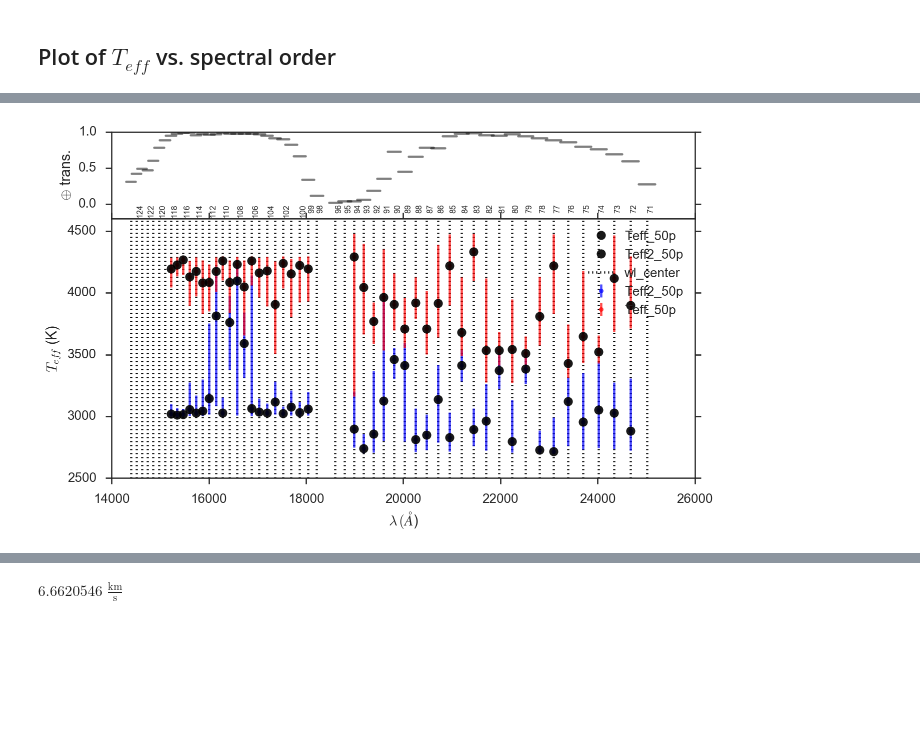
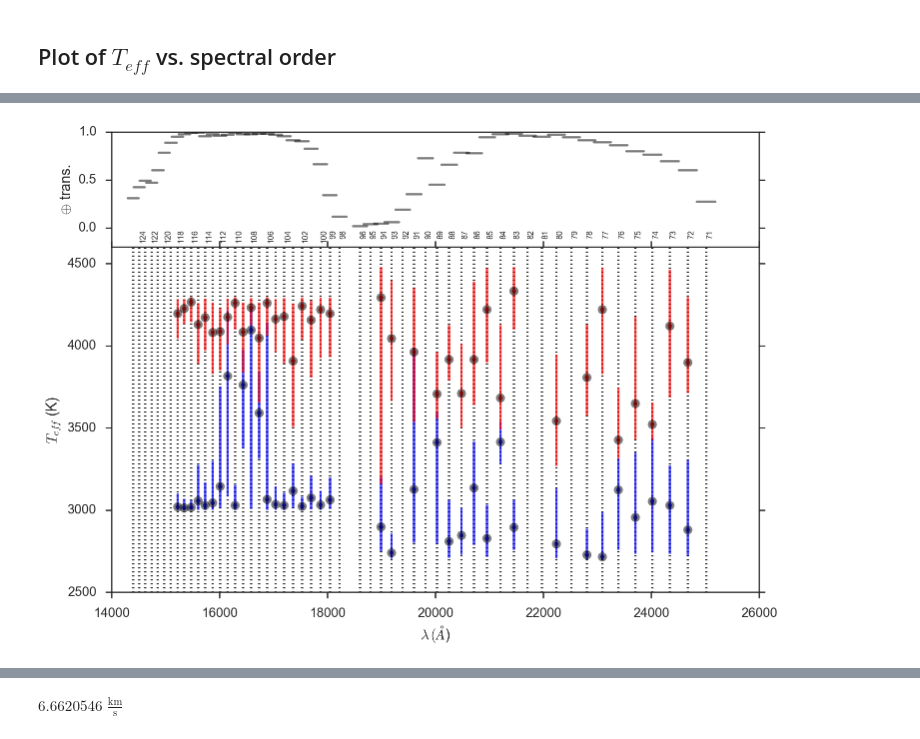
Before and after one commit to BrownDwarf/welter, a Jupyter notebook: notebooks/welter_issue010-03_Starspot_vs_order.ipynb, the cells around one changed output, grey strips where cells are left out. Saved outputs shown, nothing was run; the diff lists cells and outputs as text; code cells hidden in the pictures; blank space fills up the shorter version.

Commit message:
New Jupyter notebooks generate Latex tables and multi panel spectra figures

```diff
--- a/notebooks/welter_issue010-03_Starspot_vs_order.ipynb
+++ b/notebooks/welter_issue010-03_Starspot_vs_order.ipynb
@@ -54,7 +86,7 @@ plt.errorbar(sf_dat4.wl_center, sf_dat4.logg_50p,
 N_orders = len(sf_dat.m_val)
 # %%
 sns.set_style('ticks')
-sns.set_context('talk')
+sns.set_context('paper')
 # %%
 bm = sf_dat4.m_val.isin([79, 81, 82, 90, 92])
 gm = ~bm
@@ -63,46 +145,47 @@ sf_dat4_cln = sf_dat4[gm]
 # %%
 #plt.subplot(211)
-fig = plt.figure(figsize=(18, 6))
+fig = plt.figure(figsize=(20, 8))
 ax1 = fig.add_axes([0.35, 0.7, 0.45, 0.2],xticks=[], yticks=[0.0, 0.5, 1])
 #ax1.fill_between(tell.wls, tell.trans, y2=1.0, alpha=0.5)
 ax1.set_xlim(14000, 26000)
 ax1.set_ylim(-0.2, 1)
 ax1.set_ylabel('$\oplus$ trans.')
 for i in range(N_orders):
     x = [sf_dat.wl_start[i], sf_dat.wl_end[i]]
     y = [sf_dat.tell_trans[i]]*2
     ax1.plot(x, y, 'k-', alpha=0.5)
 
 #text_pos = 500.0 + 20.0*np.arange(N_orders)
 for i in range(N_orders):
     print_every = 1
     if sf_dat.m_val[i] > 100:
         print_every = 2
     if (sf_dat.number.values[i] % print_every) == 0:
         ax1.text(sf_dat.wl_center[i], -0.08, '{}'.format(sf_dat.m_val.values[i]),
                  fontsize=8, rotation=90)
 
 
 ax = fig.add_axes([0.35, 0.1, 0.45, 0.6])
 
 ax.vlines(sf_dat2.wl_center, 2500, 5000, linestyles='dotted')
 #ax.plot(sf_dat2.wl_center, sf_dat2.Teff_50p, 'bs', alpha=0.5)
 #ax.plot(sf_dat.wl_center, sf_dat.Teff_50p, 'ro', alpha=0.5)
 #ax.plot(sf_dat3.wl_center, sf_dat3.Teff_50p, 'go', alpha=0.5)
-ax.errorbar(sf_dat4.wl_center, sf_dat4.Teff2_50p,
-             yerr=(sf_dat4.Teff2_50p-sf_dat4.Teff2_05p,
-                  sf_dat4.Teff2_95p-sf_dat4.Teff2_50p),fmt='b.', alpha=0.7)
-ax.errorbar(sf_dat4.wl_center, sf_dat4.Teff_50p,
-             yerr=(sf_dat4.Teff_50p-sf_dat4.Teff_05p,
-                  sf_dat4.Teff_95p-sf_dat4.Teff_50p),fmt='r.', alpha=0.7)
-ax.plot(sf_dat4.wl_center, sf_dat4.Teff_50p, 'ko', alpha=0.9)
-ax.plot(sf_dat4.wl_center, sf_dat4.Teff2_50p, 'ko', alpha=0.9)
+ax.errorbar(sf_dat4_cln.wl_center, sf_dat4_cln.Teff2_50p,
+             yerr=(sf_dat4_cln.Teff2_50p-sf_dat4_cln.Teff2_05p,
+                  sf_dat4_cln.Teff2_95p-sf_dat4_cln.Teff2_50p),fmt='b.', alpha=0.7)
+ax.errorbar(sf_dat4_cln.wl_center, sf_dat4_cln.Teff_50p,
+             yerr=(sf_dat4_cln.Teff_50p-sf_dat4_cln.Teff_05p,
+                  sf_dat4_cln.Teff_95p-sf_dat4_cln.Teff_50p),fmt='r.', alpha=0.7)
+ax.plot(sf_dat4_cln.wl_center, sf_dat4_cln.Teff_50p, 'ko', alpha=0.5)
+ax.plot(sf_dat4_cln.wl_center, sf_dat4_cln.Teff2_50p, 'ko', alpha=0.5)
 
 ax.set_ylim(2500, 4600)
 ax.set_xlim(14000, 26000)
 ax.set_ylabel('$T_{eff}$ (K)')
 ax.set_xlabel('$\lambda \,(\AA $)')
-ax.legend(loc='best')
-plt.savefig('LkCa4_HK_mixTeff_by_order.pdf', bbox_inches='tight')
+#ax.legend(loc='best')
+#plt.savefig('LkCa4_HK_mixTeff_by_order.pdf', bbox_inches='tight')
+plt.savefig('../results/coolstars19/LkCa4_HK_mixTeff_poster.pdf', bbox_inches='tight')
 # %% [output]
-[figure, old version]
+[figure, new version]
```
Also changed, not shown: parts of 28 cells of this notebook, 6 other files.
